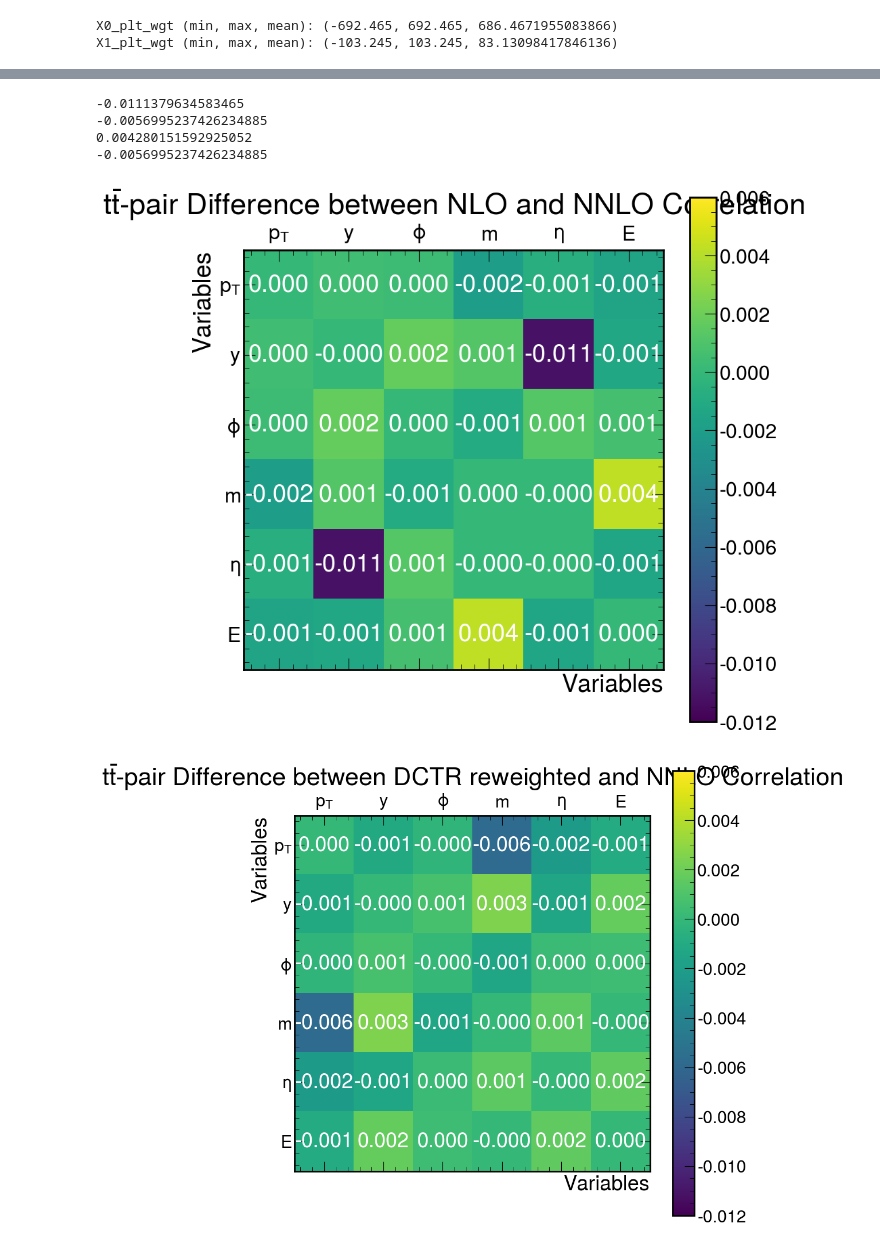
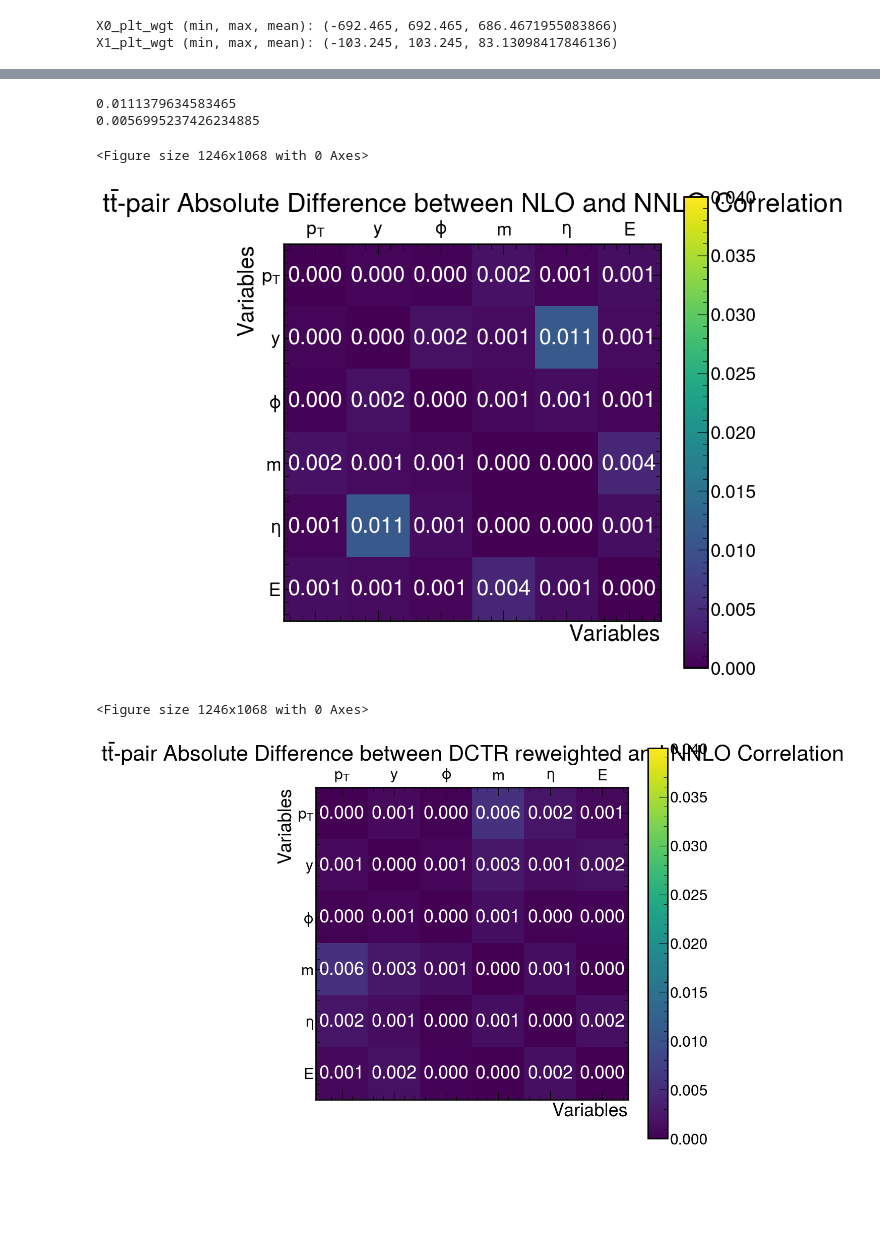
Before and after one commit to finnpuschmann/DCTR_FP, a Jupyter notebook: DCTR_notebook_covariance.ipynb, the cells around one changed output, grey strips where cells are left out. Drawn from its saved outputs; the diff is of its cells as text; code cells hidden in the pictures; blank space fills up the shorter version.

Commit message:
correlation matrices fixes

```diff
--- a/DCTR_notebook_covariance.ipynb
+++ b/DCTR_notebook_covariance.ipynb
@@ -147,6 +152,9 @@ import matplotlib.pyplot as plt
 
 def plot_matrix(matrix, title, vmin=None, vmax=None):
     variable_labels = [r'$p_T$', r'$y$', r'$\phi$', r'$m$', r'$\eta$', r'$E$']  # Labels for variables
+
+    figsize = (max(8, (matrix.shape[1]+1)*1.78), max(8, matrix.shape[0]*1.78))
+    plt.figure(figsize=figsize)
 
     if vmin is not None or vmax is not None:
         plt.matshow(matrix, cmap='viridis', vmin=vmin, vmax=vmax)  # Set colormap limits if specified
@@ -176,7 +184,7 @@ def plot_matrix_full(matrix, title, vmin=None, vmax=None):
     variable_labels = [r'$p_T(t\bar{t})$', r'$y(t\bar{t})$', r'$\phi(t\bar{t})$', r'$m(t\bar{t})$', r'$\eta(t\bar{t})$', r'$E(t\bar{t})$',
                        r'$p_T(top)$', r'$y(top)$', r'$\phi(top)$', r'$m(top)$', r'$\eta(top)$', r'$E(top)$']  # Labels for variables
 
-    figsize = (max(8, matrix.shape[1] * 1.78), max(8, matrix.shape[0] * 1.78))
+    figsize = (max(8, (matrix.shape[1]+1)*1.78), max(8, matrix.shape[0]*1.78))
     plt.figure(figsize=figsize)
 
     if vmin is not None or vmax is not None:
@@ -229,23 +240,21 @@ plot_matrix(corr_DCTR_tt, title=r'$t\bar{t}$-pair Correlation DCTR reweighted')#
 # %%
 # difference between NNLO and NLO
 # AND between NNLO and DCTR
-nlo_corr_comp_tt = corr_MiNNLO_tt - corr_hvq_tt
-DCTR_corr_comp_tt = corr_MiNNLO_tt - corr_DCTR_tt
+nlo_corr_comp_tt = np.abs(corr_MiNNLO_tt - corr_hvq_tt)
+DCTR_corr_comp_tt = np.abs(corr_MiNNLO_tt - corr_DCTR_tt)
 
-print(np.min(nlo_corr_comp_tt))
-print(np.min(DCTR_corr_comp_tt))
 print(np.max(nlo_corr_comp_tt))
-print(np.min(DCTR_corr_comp_tt))
+print(np.max(DCTR_corr_comp_tt))
 
-plot_matrix(nlo_corr_comp_tt, title=r'$t\bar{t}$-pair Difference between NLO and NNLO Correlation', vmin=-0.012, vmax=0.006)
-plot_matrix(DCTR_corr_comp_tt, title=r'$t\bar{t}$-pair Difference between DCTR reweighted and NNLO Correlation', vmin=-0.012, vmax=0.006)# (NLO $\rightarrow$ NNLO)')
+plot_matrix(nlo_corr_comp_tt, title=r'$t\bar{t}$-pair Absolute Difference between NLO and NNLO Correlation', vmin=0, vmax=0.04)
+plot_matrix(DCTR_corr_comp_tt, title=r'$t\bar{t}$-pair Absolute Difference between DCTR reweighted and NNLO Correlation', vmin=0, vmax=0.04)# (NLO $\rightarrow$ NNLO)')
 # %% [output]
--0.0111379634583465
--0.0056995237426234885
-0.004280151592925052
--0.0056995237426234885
+0.0111379634583465
+0.0056995237426234885
+<Figure size 1246x1068 with 0 Axes>
-[figure, old version]
+[figure, new version]
+<Figure size 1246x1068 with 0 Axes>
-[figure, old version]
+[figure, new version]
 # %%
 max_samples = int(1e6)
 
```
Also changed, not shown: parts of 9 cells of this notebook, 10 other files.
